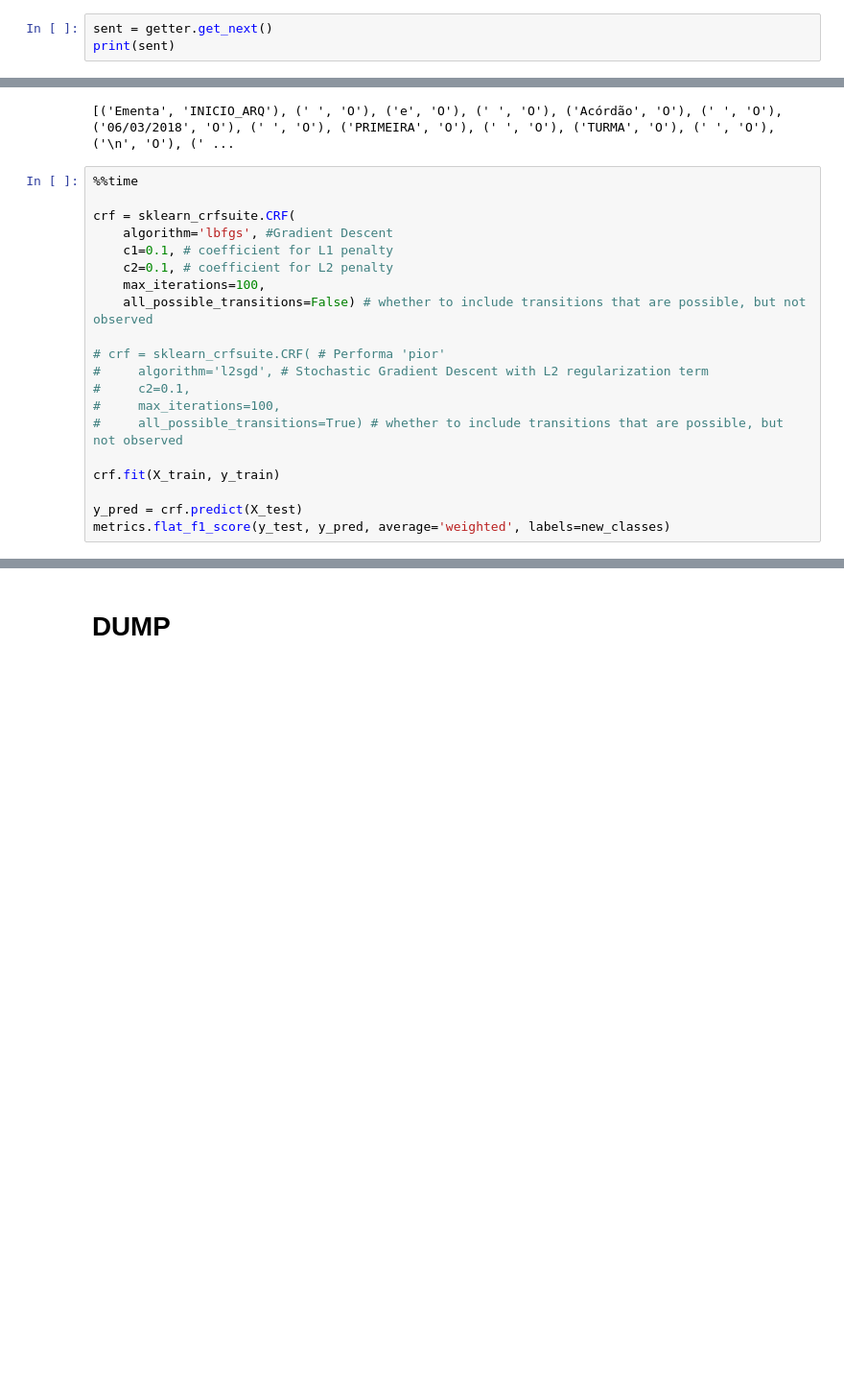
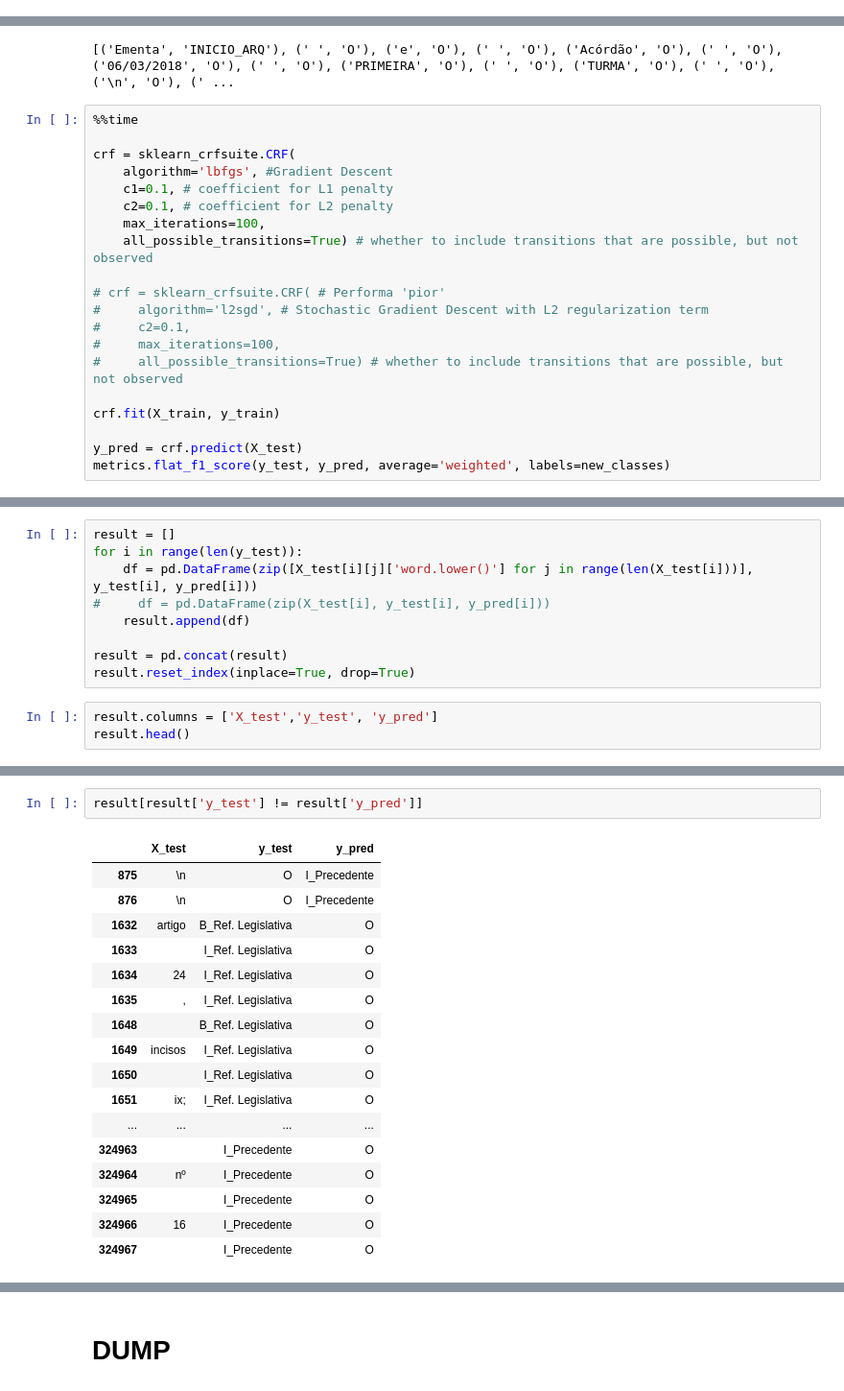
Before and after one commit to felipeasilva1/doccano, a Jupyter notebook: ncdj-tools/export_utility/Concatenar arquivos.ipynb, the cells around one changed output, grey strips where cells are left out. Shown at 96% size. Cells and saved outputs as stored; diff of their text form; blank space fills up the shorter version.

Commit message:
Atualização de dataframe resultante

```diff
--- a/ncdj-tools/export_utility/Concatenar arquivos.ipynb
+++ b/ncdj-tools/export_utility/Concatenar arquivos.ipynb
@@ -180,6 +197,3 @@ class SentenceGetter(object):
 
 getter = SentenceGetter(combined_csv)
 sentences = getter.sentences
-# %%
-sent = getter.get_next()
-print(sent)
@@ -258,7 +270,7 @@ crf = sklearn_crfsuite.CRF(
     c1=0.1, # coefficient for L1 penalty
     c2=0.1, # coefficient for L2 penalty
     max_iterations=100,
-    all_possible_transitions=False) # whether to include transitions that are possible, but not observed
+    all_possible_transitions=True) # whether to include transitions that are possible, but not observed
 
 # crf = sklearn_crfsuite.CRF( # Performa 'pior'
 #     algorithm='l2sgd', # Stochastic Gradient Descent with L2 regularization term
@@ -319,0 +320,12 @@ AttributeError: 'NoneType' object has no attribute 'group'
+# %%
+result = []
+for i in range(len(y_test)):
+    df = pd.DataFrame(zip([X_test[i][j]['word.lower()'] for j in range(len(X_test[i]))], y_test[i], y_pred[i]))
+#     df = pd.DataFrame(zip(X_test[i], y_test[i], y_pred[i]))
+    result.append(df)
+
+result = pd.concat(result)
+result.reset_index(inplace=True, drop=True)
+# %%
+result.columns = ['X_test','y_test', 'y_pred']
+result.head()
@@ -319,0 +339,20 @@ AttributeError: 'NoneType' object has no attribute 'group'
+# %%
+result[result['y_test'] != result['y_pred']]
+# %% [output]
+|  | X_test | y_test | y_pred |
+| 875 | \n | O | I_Precedente |
+| 876 | \n | O | I_Precedente |
+| 1632 | artigo | B_Ref. Legislativa | O |
+| 1633 |  | I_Ref. Legislativa | O |
+| 1634 | 24 | I_Ref. Legislativa | O |
+| 1635 | , | I_Ref. Legislativa | O |
+| 1648 |  | B_Ref. Legislativa | O |
+| 1649 | incisos | I_Ref. Legislativa | O |
+| 1650 |  | I_Ref. Legislativa | O |
+| 1651 | ix; | I_Ref. Legislativa | O |
+| ... | ... | ... | ... |
+| 324963 |  | I_Precedente | O |
+| 324964 | nº | I_Precedente | O |
+| 324965 |  | I_Precedente | O |
+| 324966 | 16 | I_Precedente | O |
+| 324967 |  | I_Precedente | O |
```
Also changed, not shown: parts of 20 cells of this notebook, 1 other file.
